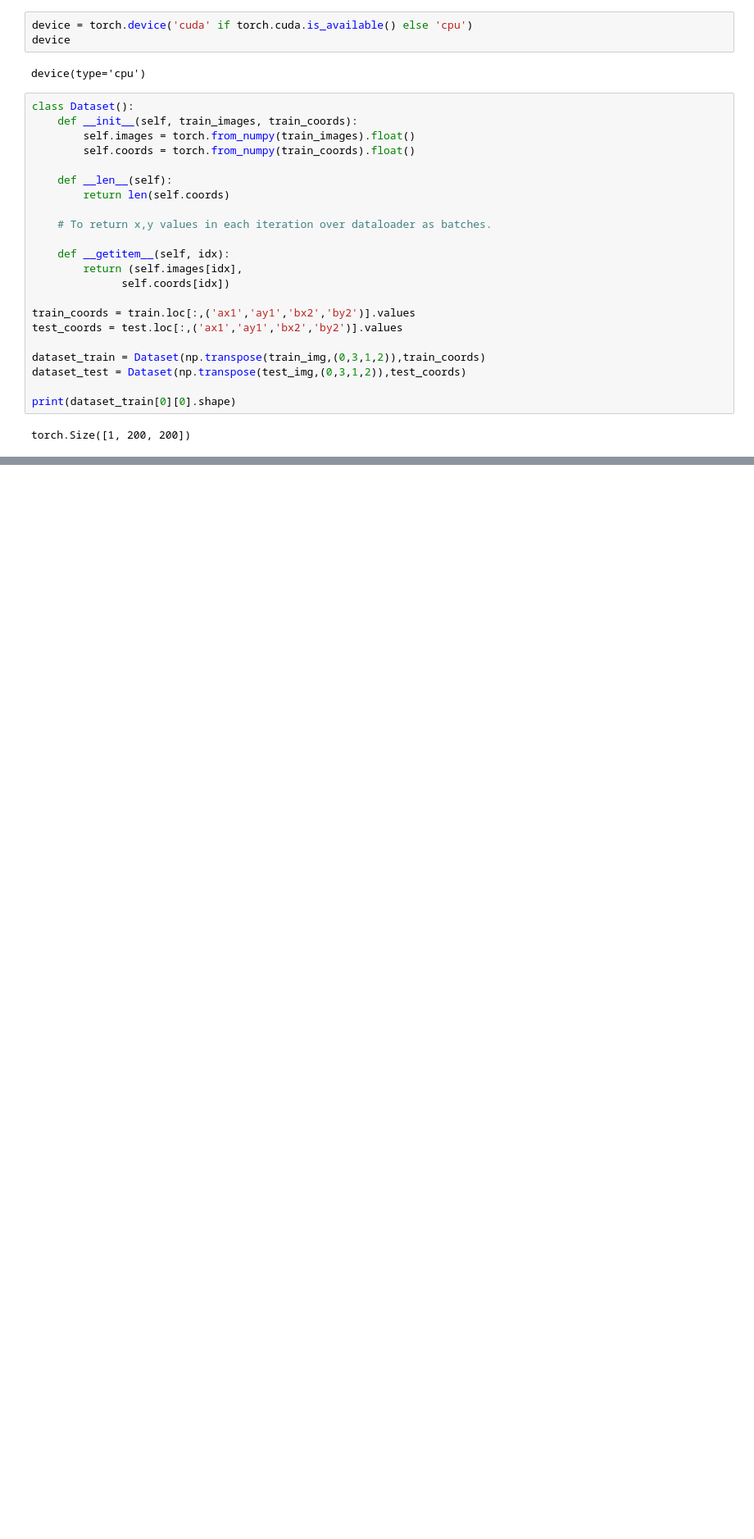
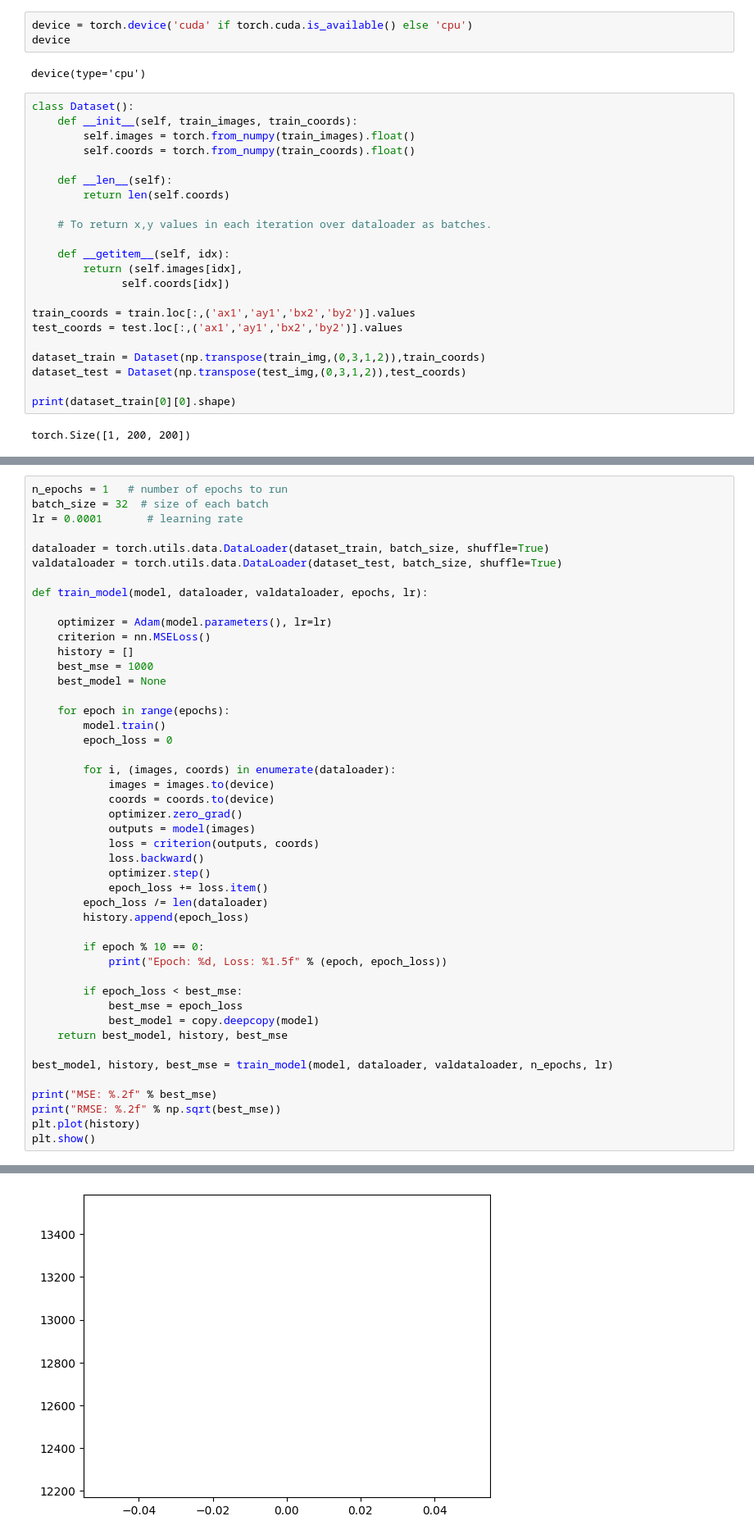
Before and after one commit to Brasey-on-github/IAA_Labs, a Jupyter notebook: lab2/src/CNN.ipynb, the cells around one changed output, grey strips where cells are left out. Shown at 82% size. Cells and saved outputs as stored; diff of their text form; blank space fills up the shorter version.

```diff
--- a/lab2/src/CNN.ipynb
+++ b/lab2/src/CNN.ipynb
@@ -294,0 +206,47 @@ print(test_coords[0])
+# %%
+n_epochs = 1   # number of epochs to run
+batch_size = 32  # size of each batch
+lr = 0.0001       # learning rate
+
+dataloader = torch.utils.data.DataLoader(dataset_train, batch_size, shuffle=True)
+valdataloader = torch.utils.data.DataLoader(dataset_test, batch_size, shuffle=True)
+
+def train_model(model, dataloader, valdataloader, epochs, lr):
+
+    optimizer = Adam(model.parameters(), lr=lr)
+    criterion = nn.MSELoss()
+    history = []
+    best_mse = 1000
+    best_model = None
+
+    for epoch in range(epochs):
+        model.train()
+        epoch_loss = 0
+
+        for i, (images, coords) in enumerate(dataloader):
+            images = images.to(device)
+            coords = coords.to(device)
+            optimizer.zero_grad()
+            outputs = model(images)
+            loss = criterion(outputs, coords)
+            loss.backward()
+            optimizer.step()
+            epoch_loss += loss.item()
+        epoch_loss /= len(dataloader)
+        history.append(epoch_loss)
+
+        if epoch % 10 == 0:
+            print("Epoch: %d, Loss: %1.5f" % (epoch, epoch_loss))
+
+        if epoch_loss < best_mse:
+            best_mse = epoch_loss
+            best_model = copy.deepcopy(model)
+    return best_model, history, best_mse
+
+best_model, history, best_mse = train_model(model, dataloader, valdataloader, n_epochs, lr)
+
+print("MSE: %.2f" % best_mse)
+print("RMSE: %.2f" % np.sqrt(best_mse))
+plt.plot(history)
+plt.show()
+# %% [output]
@@ -294,0 +256 @@ print(test_coords[0])
+[figure, added]
```
Also changed, not shown: parts of 12 cells of this notebook.
